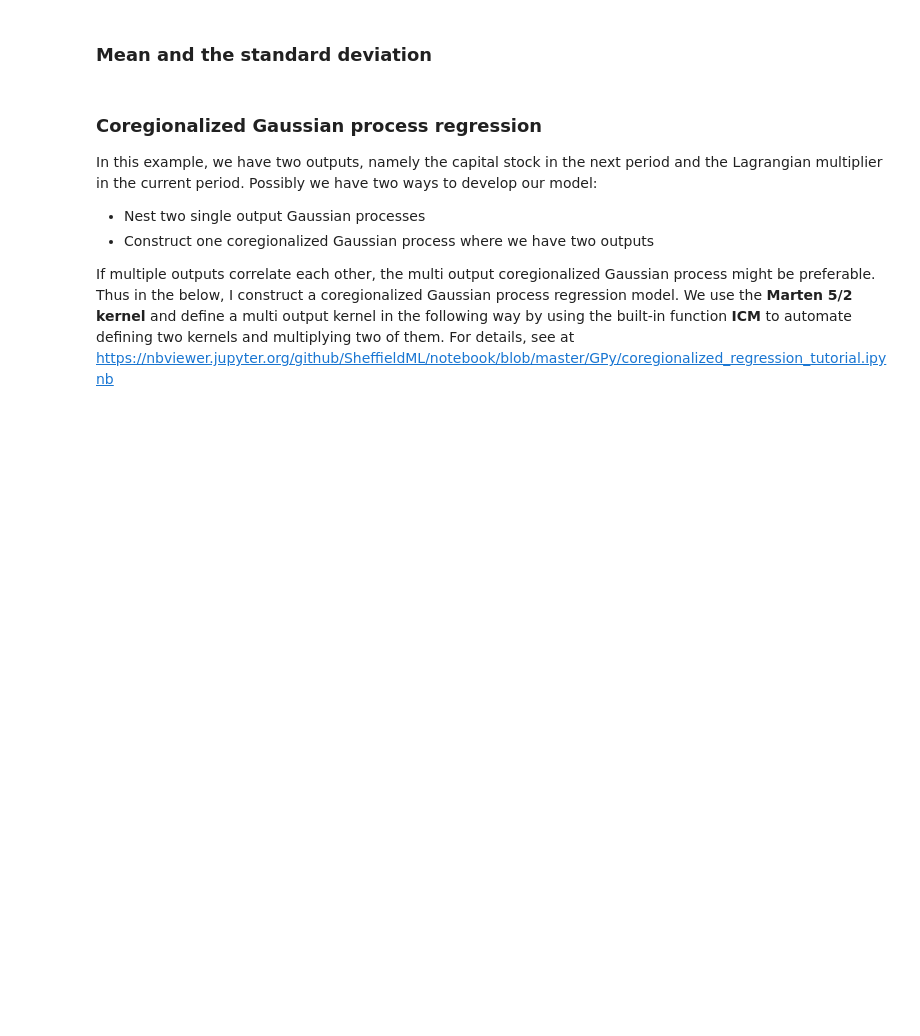
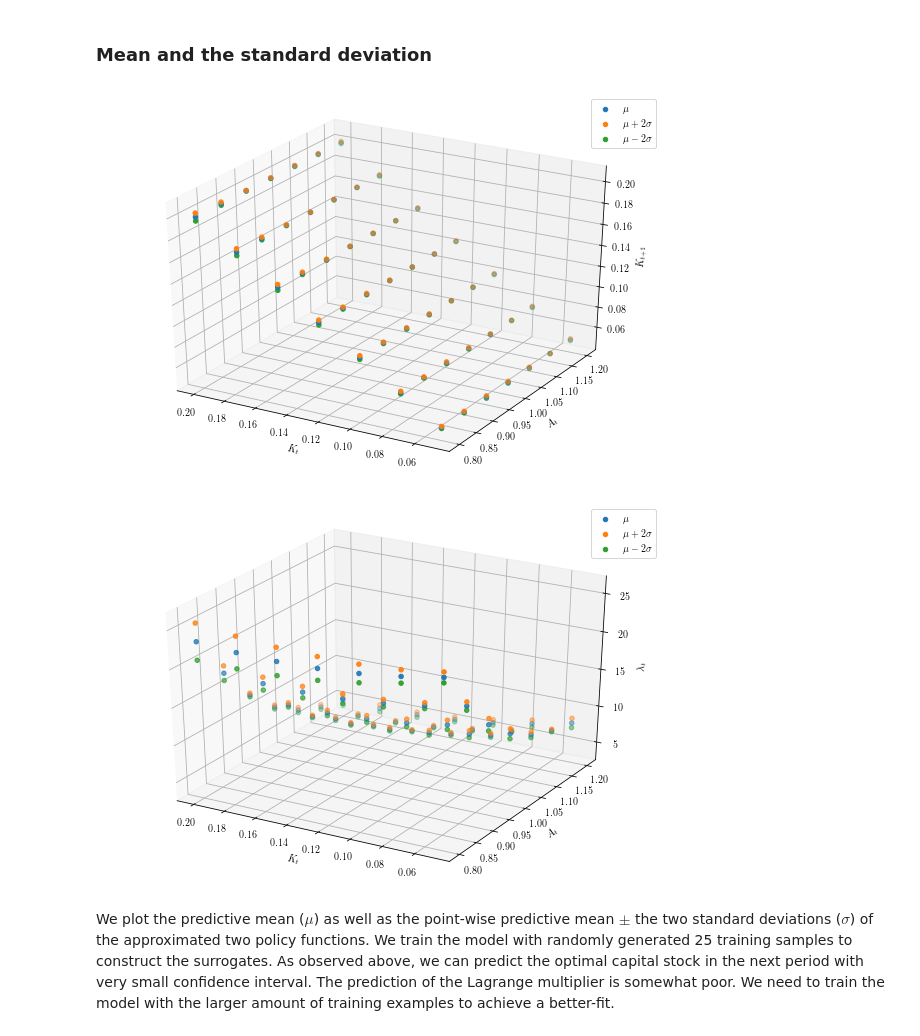
Before and after one commit to takafusui/GPstudy, a Jupyter notebook: notebooks/neoclassical_closed2_2x2.ipynb, the cells around one changed output. Drawn from its saved outputs; the diff is of its cells as text; code cells hidden in the pictures; blank space fills up the shorter version.

```diff
--- a/notebooks/neoclassical_closed2_2x2.ipynb
+++ b/notebooks/neoclassical_closed2_2x2.ipynb
@@ -634,11 +631,64 @@ plt.show()
 # %% [markdown]
 ### Mean and the standard deviation
-# %% [markdown]
-### Coregionalized Gaussian process regression
-
-In this example, we have two outputs, namely the capital stock in the next period and the Lagrangian multiplier in the current period. Possibly we have two ways to develop our model:
-- Nest two single output Gaussian processes
-- Construct one coregionalized Gaussian process where we have two outputs
-
-If multiple outputs correlate each other, the multi output coregionalized Gaussian process might be preferable. Thus in the below, I construct a coregionalized Gaussian process regression model.
-We use the **Marten 5/2 kernel** and define a multi output kernel in the following way by using the built-in function **ICM** to automate defining two kernels and multiplying two of them. For details, see at https://nbviewer.jupyter.org/github/SheffieldML/notebook/blob/master/GPy/coregionalized_regression_tutorial.ipynb
+# %%
+# 7x7 cartesian grid
+cart_size = 7j
+k_mgrid, a_mgrid = np.mgrid[kbeg:kend:cart_size, abeg:aend:cart_size]
+
+# kplus
+kplus_mu = np.empty_like(k_mgrid)
+kplus_var = np.empty_like(k_mgrid)
+# lambda
+lambd_mu = np.empty_like(k_mgrid)
+lambd_var = np.empty_like(k_mgrid)
+for k_idx, k in enumerate(k_mgrid[:, 0]):
+    for a_idx, a in enumerate(a_mgrid[0, :]):
+        # kplus
+        state = np.array([[k, a, 0]])
+        noise_dict = {'output_index': state[:, 2:].astype(int)}
+        kplus_mu[k_idx, a_idx] = gp.predict(state, Y_metadata=noise_dict)[0]
+        kplus_var[k_idx, a_idx] = gp.predict(state, Y_metadata=noise_dict)[1]
+        # lambda
+        state = np.array([[k, a, 1]])
+        noise_dict = {'output_index': state[:, 2:].astype(int)}
+        lambd_mu[k_idx, a_idx] = gp.predict(state, Y_metadata=noise_dict)[0]
+        lambd_var[k_idx, a_idx] = gp.predict(state, Y_metadata=noise_dict)[1]
+
+# Standard deviation
+kplus_sigma = np.sqrt(kplus_var)
+lambd_sigma = np.sqrt(lambd_var)
+
+fig, ax = plt.subplots(figsize=(10, 7), subplot_kw={'projection': '3d'})
+ax.scatter(
+    k_mgrid, a_mgrid, kplus_mu, 'o', label=r'$\mu$')
+ax.scatter(
+    k_mgrid, a_mgrid, kplus_mu+2*kplus_sigma, 'o', label=r'$\mu + 2\sigma$')
+ax.scatter(
+    k_mgrid, a_mgrid, kplus_mu-2*kplus_sigma, 'o', label=r'$\mu - 2\sigma$')
+ax.set_xlabel(r"$K_t$")
+ax.set_ylabel(r"$A_t$")
+ax.set_zlabel(r"$K_{t+1}$")
+ax.invert_xaxis()
+ax.legend(loc='best')
+
+plt.show()
+
+fig, ax = plt.subplots(figsize=(10, 7), subplot_kw={'projection': '3d'})
+ax.scatter(
+    k_mgrid, a_mgrid, lambd_mu, 'o', label=r'$\mu$')
+ax.scatter(
+    k_mgrid, a_mgrid, lambd_mu+2*lambd_sigma, 'o', label=r'$\mu + 2\sigma$')
+ax.scatter(
+    k_mgrid, a_mgrid, lambd_mu-2*lambd_sigma, 'o', label=r'$\mu - 2\sigma$')
+ax.set_xlabel(r"$K_t$")
+ax.set_ylabel(r"$A_t$")
+ax.set_zlabel(r"$\lambda_{t}$")
+ax.invert_xaxis()
+ax.legend(loc='best')
+
+plt.show()
+# %% [output]
+[figure, added]
+[figure, added]
+# %% [markdown]
+We plot the predictive mean ($\mu$) as well as the point-wise predictive mean $\pm$ the two standard deviations ($\sigma$) of the approximated two policy functions. We train the model with randomly generated 25 training samples to construct the surrogates. As observed above, we can predict the optimal capital stock in the next period with very small confidence interval. The prediction of the Lagrange multiplier is somewhat poor. We need to train the model with the larger amount of training examples to achieve a better-fit.
```
Also changed, not shown: parts of 17 cells of this notebook.
